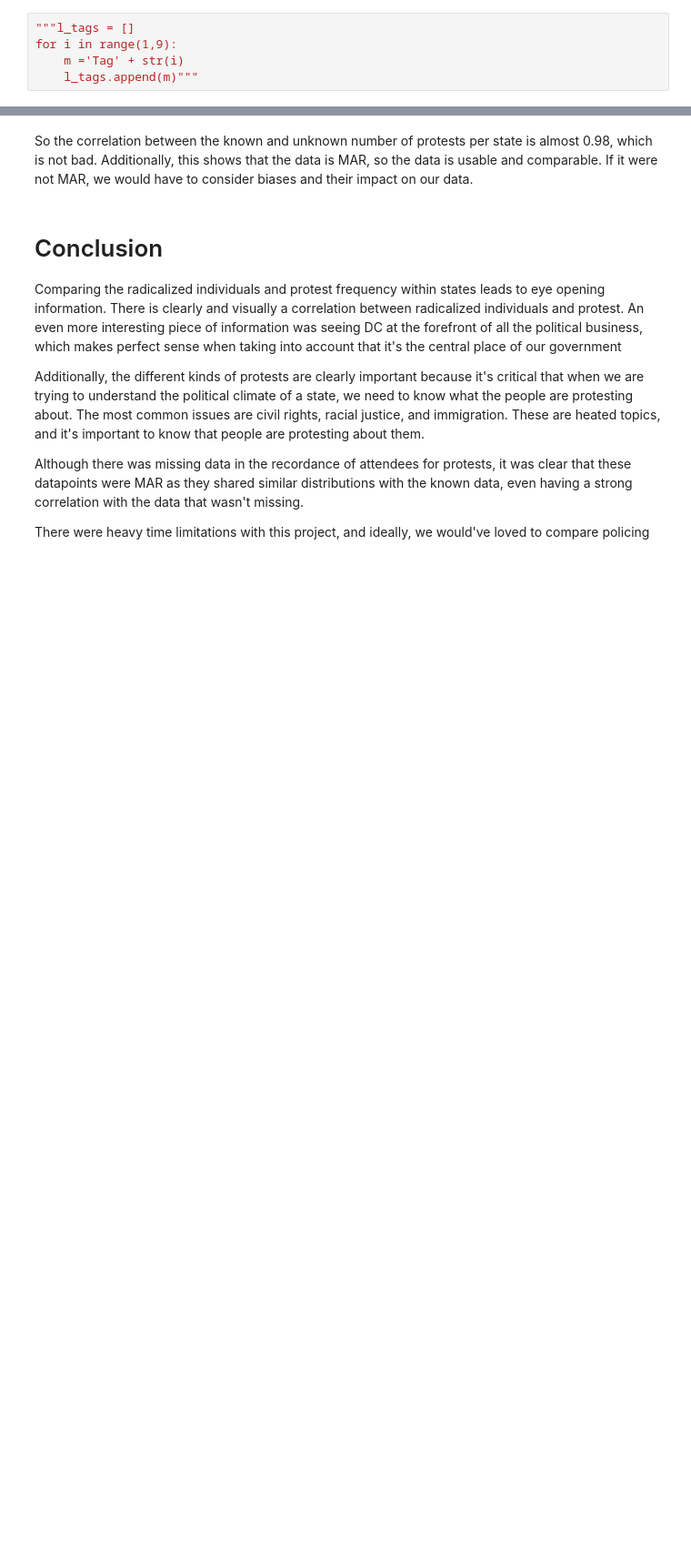
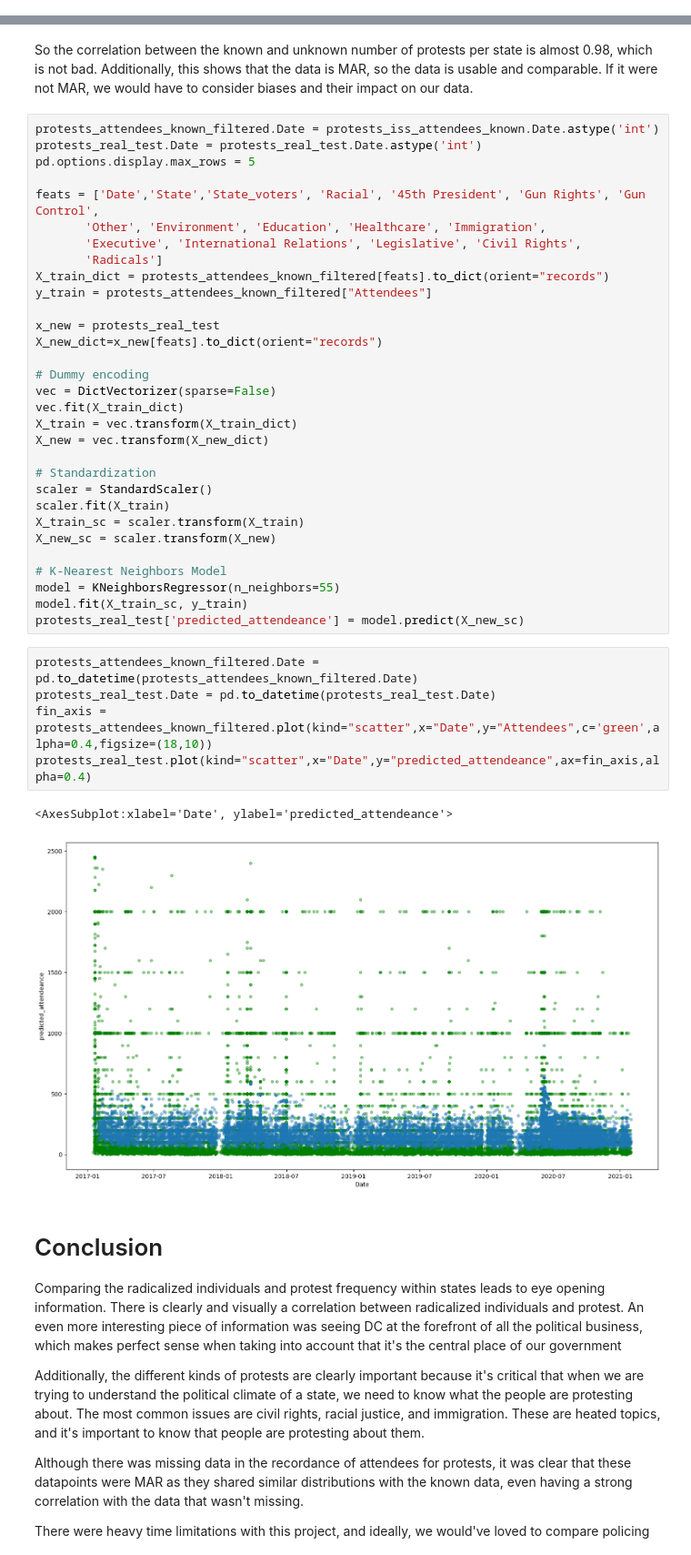
Before and after one commit to MadBeignet/MadBeignet.github.io, a Jupyter notebook: FINAL_Political_Resistance_and_Participation_in_the_US.ipynb, the cells around one changed output, grey strips where cells are left out. Shown at 91% size. Drawn from its saved outputs; the diff is of its cells as text; blank space fills up the shorter version.

```diff
--- a/FINAL_Political_Resistance_and_Participation_in_the_US.ipynb
+++ b/FINAL_Political_Resistance_and_Participation_in_the_US.ipynb
@@ -420,11 +582,6 @@ print(pd.unique(count))"""
 # %%
 protests_iss =protests_temp[['Date','Location','Event (legacy; see tags)', 'Attendees','State','Tags']]
 protests_iss_known = protests_iss
-# %%
-"""l_tags = []
-for i in range(1,9):
-    m ='Tag' + str(i)
-    l_tags.append(m)"""
 # %%
 protests_iss_known.rename(columns={'Event (legacy; see tags)':'Event'},inplace=True)
 # %% [markdown]
@@ -766,5 +1013,44 @@ fin2['Known'].corr(fin2['Unknown'])
 # %% [markdown]
 <p>So the correlation between the known and unknown number of protests per state is almost 0.98, which is not bad. Additionally, this shows that the data is MAR, so the data is usable and comparable. If it were not MAR, we would have to consider biases and their impact on our data.</p>
+# %%
+protests_attendees_known_filtered.Date = protests_iss_attendees_known.Date.astype('int')
+protests_real_test.Date = protests_real_test.Date.astype('int')
+pd.options.display.max_rows = 5
+
+feats = ['Date','State','State_voters', 'Racial', '45th President', 'Gun Rights', 'Gun Control',
+       'Other', 'Environment', 'Education', 'Healthcare', 'Immigration',
+       'Executive', 'International Relations', 'Legislative', 'Civil Rights',
+       'Radicals']
+X_train_dict = protests_attendees_known_filtered[feats].to_dict(orient="records")
+y_train = protests_attendees_known_filtered["Attendees"]
+
+x_new = protests_real_test
+X_new_dict=x_new[feats].to_dict(orient="records")
+
+# Dummy encoding
+vec = DictVectorizer(sparse=False)
+vec.fit(X_train_dict)
+X_train = vec.transform(X_train_dict)
+X_new = vec.transform(X_new_dict)
+
+# Standardization
+scaler = StandardScaler()
+scaler.fit(X_train)
+X_train_sc = scaler.transform(X_train)
+X_new_sc = scaler.transform(X_new)
+
+# K-Nearest Neighbors Model
+model = KNeighborsRegressor(n_neighbors=55)
+model.fit(X_train_sc, y_train)
+protests_real_test['predicted_attendeance'] = model.predict(X_new_sc)
+# %%
+protests_attendees_known_filtered.Date = pd.to_datetime(protests_attendees_known_filtered.Date)
+protests_real_test.Date = pd.to_datetime(protests_real_test.Date)
+fin_axis = protests_attendees_known_filtered.plot(kind="scatter",x="Date",y="Attendees",c='green',alpha=0.4,figsize=(18,10))
+protests_real_test.plot(kind="scatter",x="Date",y="predicted_attendeance",ax=fin_axis,alpha=0.4)
+# %% [output]
+<AxesSubplot:xlabel='Date', ylabel='predicted_attendeance'>
+[figure, added]
 # %% [markdown]
 <h1>Conclusion</h1>
 
```
Also changed, not shown: parts of 64 cells of this notebook, 1 other file.
